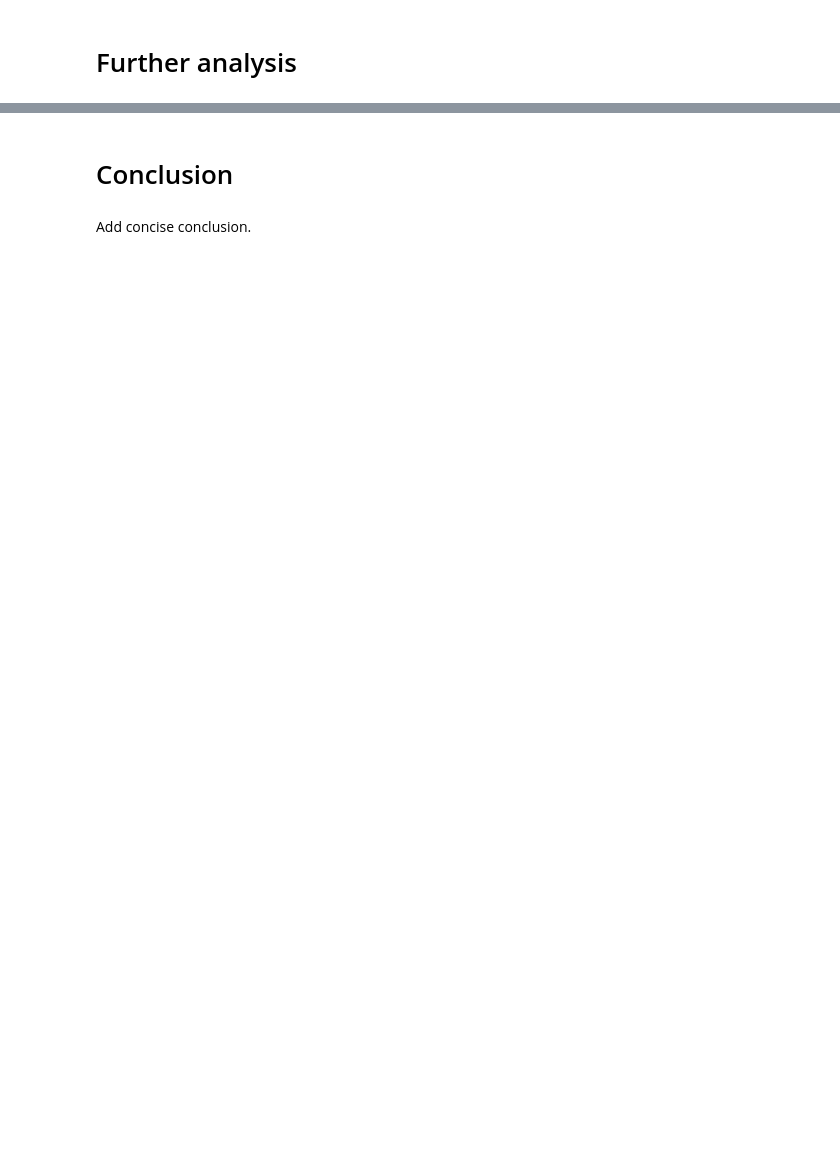
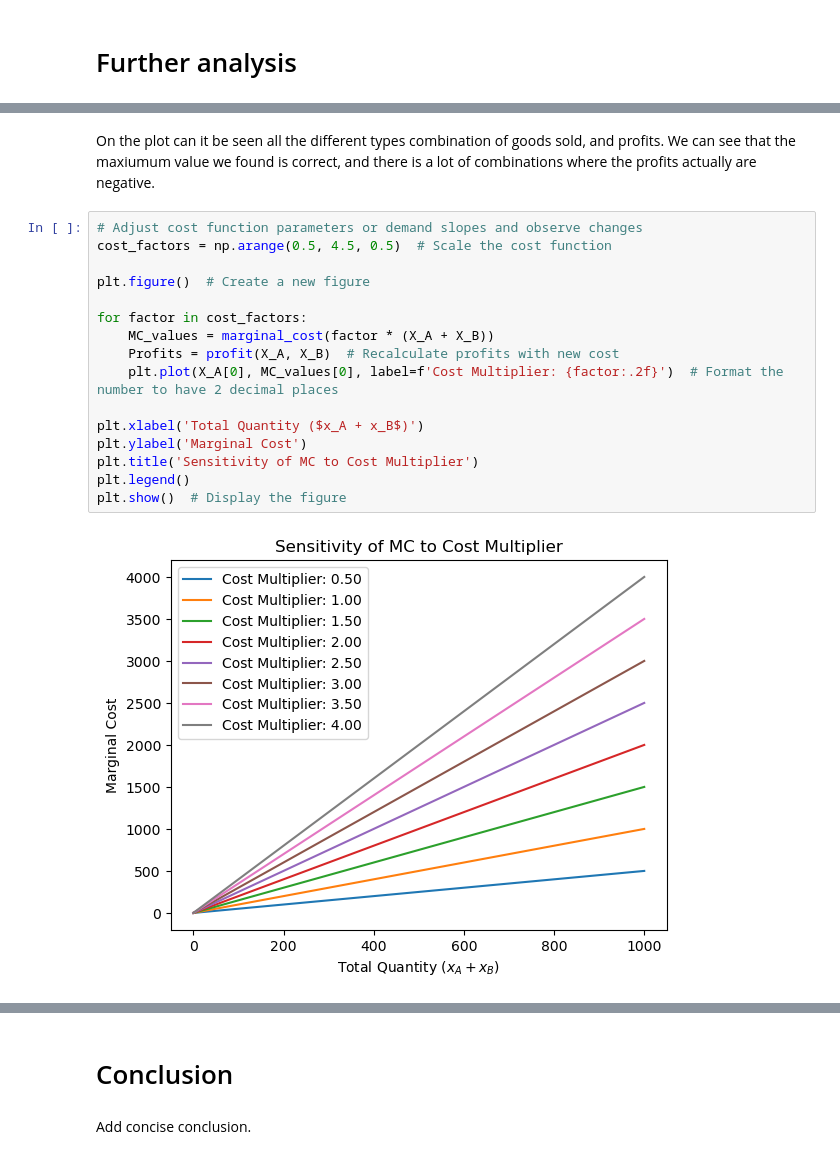
Before and after one commit to NumEconCopenhagen/projects-2024-rasmus, a Jupyter notebook: modelproject/modelproject.ipynb, the cells around one changed output, grey strips where cells are left out. Cells and saved outputs as stored; diff of their text form; blank space fills up the shorter version.

```diff
--- a/modelproject/modelproject.ipynb
+++ b/modelproject/modelproject.ipynb
@@ -285,0 +271,20 @@ plt.show()
+# %% [markdown]
+On the plot can it be seen all the different types combination of goods sold, and profits. We can see that the maxiumum value we found is correct, and there is a lot of combinations where the profits actually are negative.
+# %%
+# Adjust cost function parameters or demand slopes and observe changes
+cost_factors = np.arange(0.5, 4.5, 0.5)  # Scale the cost function
+
+plt.figure()  # Create a new figure
+
+for factor in cost_factors:
+    MC_values = marginal_cost(factor * (X_A + X_B))
+    Profits = profit(X_A, X_B)  # Recalculate profits with new cost
+    plt.plot(X_A[0], MC_values[0], label=f'Cost Multiplier: {factor:.2f}')  # Format the number to have 2 decimal places
+
+plt.xlabel('Total Quantity ($x_A + x_B$)')
+plt.ylabel('Marginal Cost')
+plt.title('Sensitivity of MC to Cost Multiplier')
+plt.legend()
+plt.show()  # Display the figure
+# %% [output]
+[figure, added]
```
Also changed, not shown: parts of 6 cells of this notebook, 1 other file.
